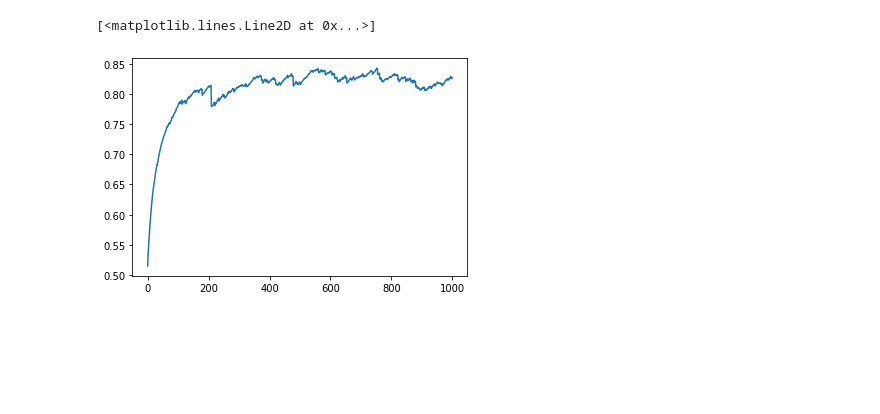
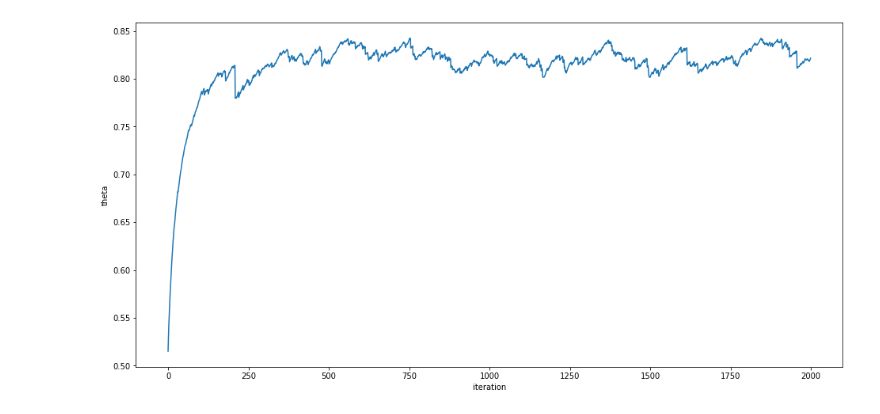
Before and after one commit to Yunhua468/Stochastic-Opetimization, a Jupyter notebook: problem6_3d.ipynb, the cells around one changed output. Cells and saved outputs as stored; diff of their text form; code cells hidden in the pictures; blank space fills up the shorter version.

```diff
--- a/problem6_3d.ipynb
+++ b/problem6_3d.ipynb
@@ -22,13 +22,16 @@ def S(theta):
 epsilon = 0.0005
 theta = 0.5
 thetas = []
-for i in range(1000):
+for i in range(2000):
   xi = np.random.lognormal(mean=S(theta), sigma=1.0)
   Yn = D(theta) - xi
   theta = theta + epsilon*Yn
   thetas.append(theta)
-# %%
-plt.plot(thetas)
-# %% [output]
-[<matplotlib.lines.Line2D at 0x...>]
-[figure, removed]
+# %%
+plt.figure(figsize=(16, 8))
+plt.plot(thetas)
+plt.ylabel('theta')
+plt.xlabel('iteration')
+plt.show()
+# %% [output]
+[figure, added]
```
